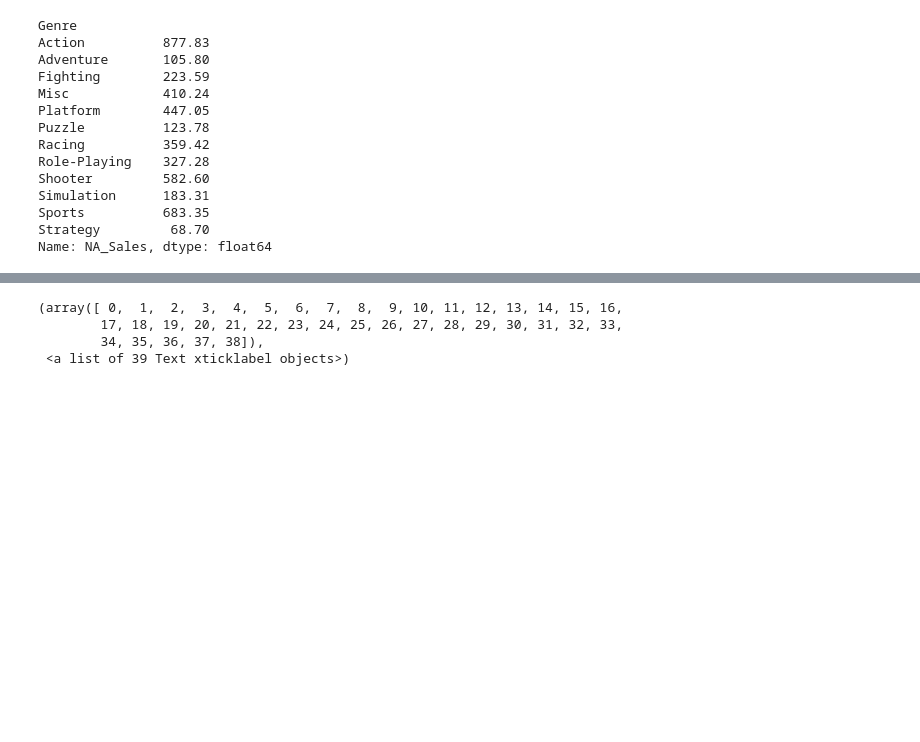
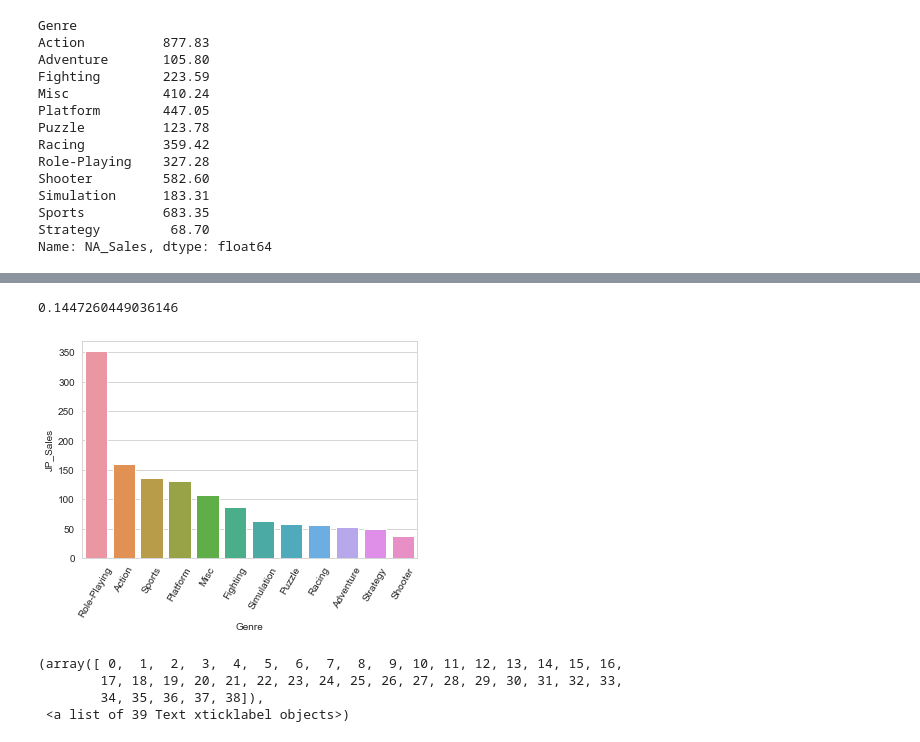
Before and after one commit to yeonghwanchoi/EDA, a Jupyter notebook: videogames/video_games.ipynb, the cells around one changed output, grey strips where cells are left out. Saved outputs shown, nothing was run; the diff lists cells and outputs as text; code cells hidden in the pictures; blank space fills up the shorter version.

```diff
--- a/videogames/video_games.ipynb
+++ b/videogames/video_games.ipynb
@@ -158,3 +169,13 @@ KeyError: "['Genre'] not in index"
+# %%
+#Sales of gerne in EU
+JP_Sales=data.groupby(by=['Genre'])['JP_Sales'].sum().reset_index()
+JP_Sales=JP_Sales.sort_values(by=["JP_Sales"], ascending=False)
+sns.barplot(x="Genre",y='JP_Sales',data=JP_Sales)
+plt.xticks(rotation=60)
+JP_Sales['JP_Sales'].sum()/data["Global_Sales"].sum()
+# %% [output]
+0.1447260449036146
+[figure, added]
 # %%
 # The year that the most games are released
 plt.figure(figsize=(20,10))
```
Also changed, not shown: parts of 6 cells of this notebook.
